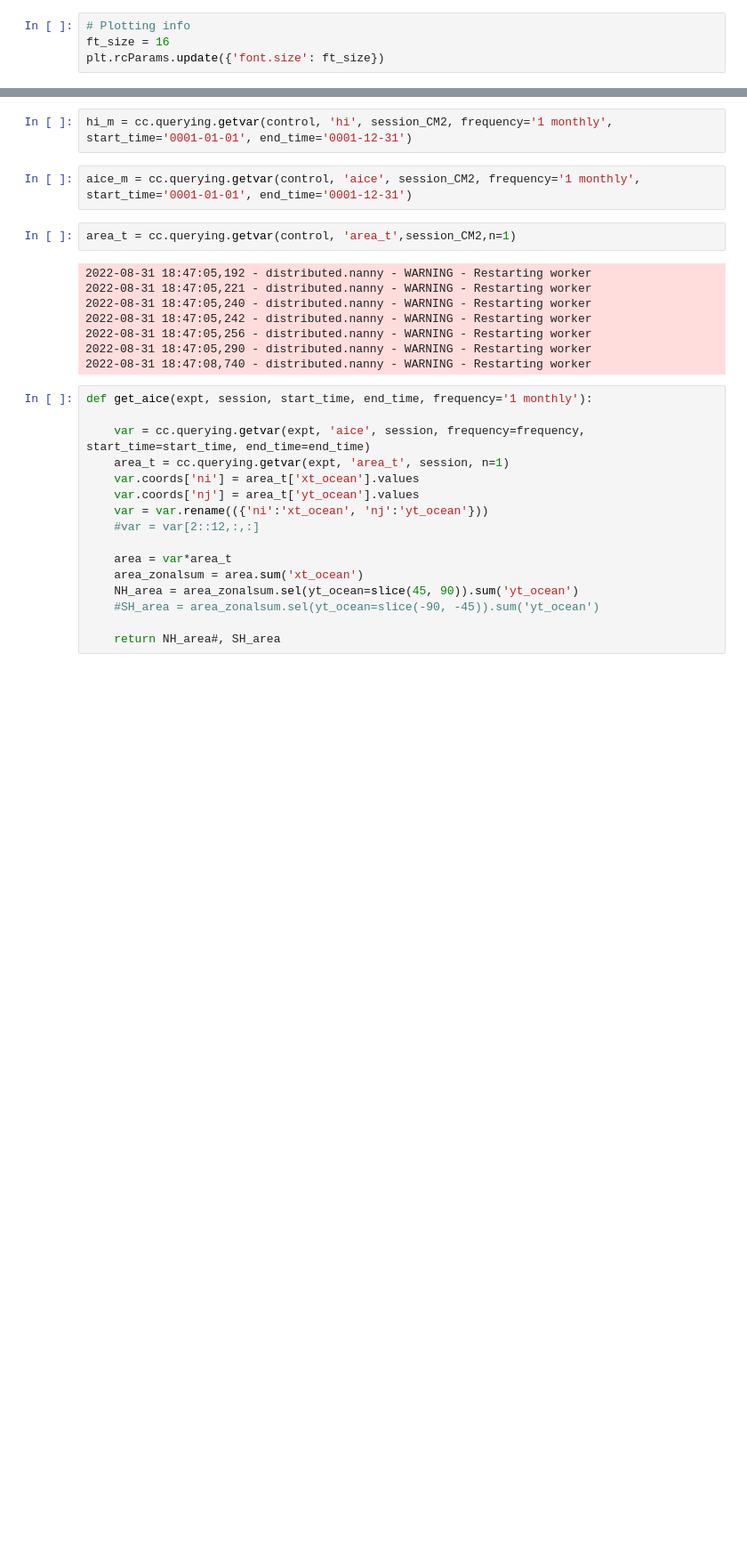
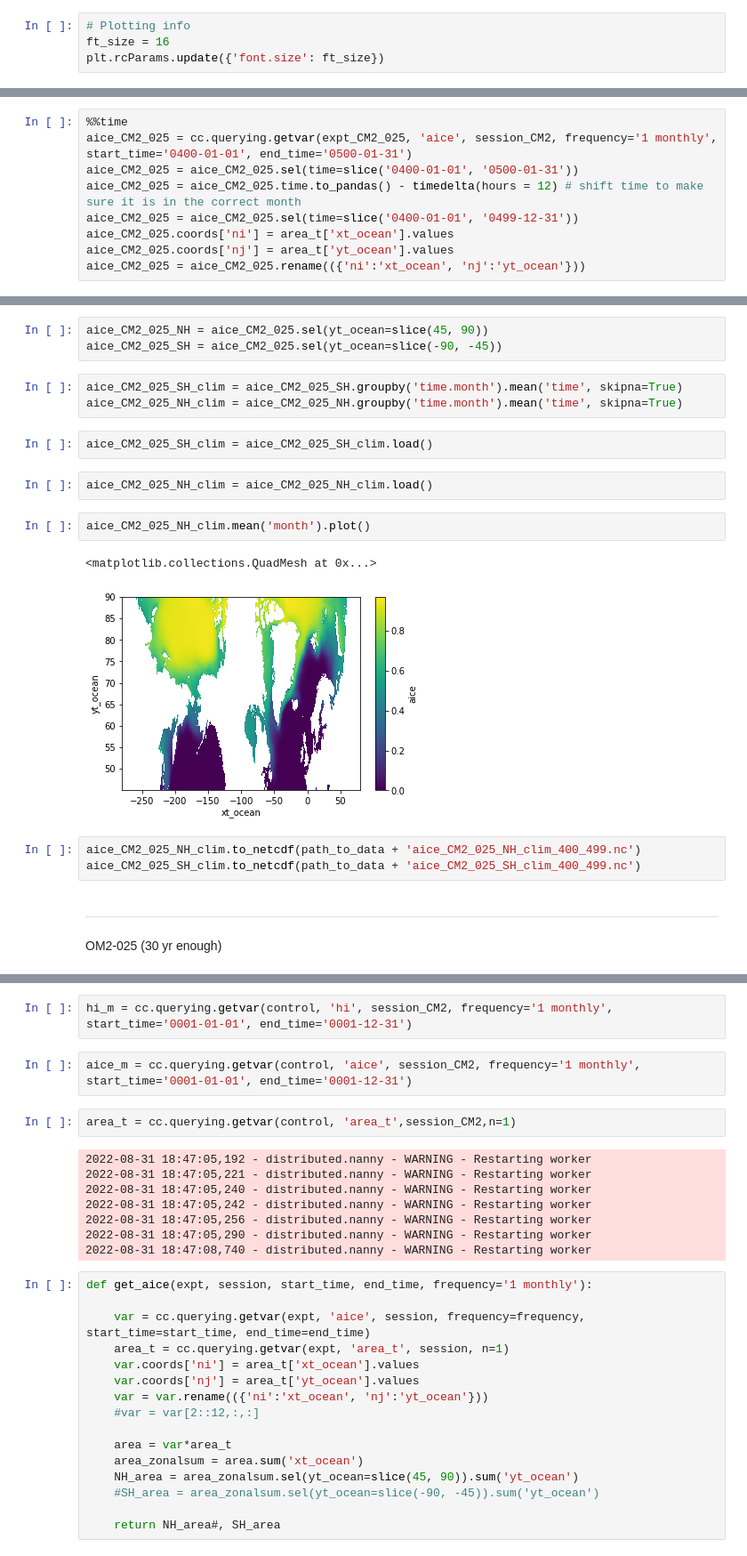
Before and after one commit to wghuneke/ACCESS-CM2-025_Analysis, a Jupyter notebook: notebooks/Plot_seaice.ipynb, the cells around one changed output, grey strips where cells are left out. Shown at 89% size. Saved outputs shown, nothing was run; the diff lists cells and outputs as text; blank space fills up the shorter version.

```diff
--- a/notebooks/Plot_seaice.ipynb
+++ b/notebooks/Plot_seaice.ipynb
@@ -40,0 +79,9 @@ plt.rcParams.update({'font.size': ft_size})
+# %%
+%%time
+aice_CM2_025 = cc.querying.getvar(expt_CM2_025, 'aice', session_CM2, frequency='1 monthly', start_time='0400-01-01', end_time='0500-01-31')
+aice_CM2_025 = aice_CM2_025.sel(time=slice('0400-01-01', '0500-01-31'))
+aice_CM2_025 = aice_CM2_025.time.to_pandas() - timedelta(hours = 12) # shift time to make sure it is in the correct month
+aice_CM2_025 = aice_CM2_025.sel(time=slice('0400-01-01', '0499-12-31'))
+aice_CM2_025.coords['ni'] = area_t['xt_ocean'].values
+aice_CM2_025.coords['nj'] = area_t['yt_ocean'].values
+aice_CM2_025 = aice_CM2_025.rename(({'ni':'xt_ocean', 'nj':'yt_ocean'}))
@@ -40,0 +91,22 @@ plt.rcParams.update({'font.size': ft_size})
+# %%
+aice_CM2_025_NH = aice_CM2_025.sel(yt_ocean=slice(45, 90))
+aice_CM2_025_SH = aice_CM2_025.sel(yt_ocean=slice(-90, -45))
+# %%
+aice_CM2_025_SH_clim = aice_CM2_025_SH.groupby('time.month').mean('time', skipna=True)
+aice_CM2_025_NH_clim = aice_CM2_025_NH.groupby('time.month').mean('time', skipna=True)
+# %%
+aice_CM2_025_SH_clim = aice_CM2_025_SH_clim.load()
+# %%
+aice_CM2_025_NH_clim = aice_CM2_025_NH_clim.load()
+# %%
+aice_CM2_025_NH_clim.mean('month').plot()
+# %% [output]
+<matplotlib.collections.QuadMesh at 0x...>
+[figure, added]
+# %%
+aice_CM2_025_NH_clim.to_netcdf(path_to_data + 'aice_CM2_025_NH_clim_400_499.nc')
+aice_CM2_025_SH_clim.to_netcdf(path_to_data + 'aice_CM2_025_SH_clim_400_499.nc')
+# %% [markdown]
+---
+# %% [markdown]
+OM2-025 (30 yr enough)
```
Also changed, not shown: parts of 39 cells of this notebook.
